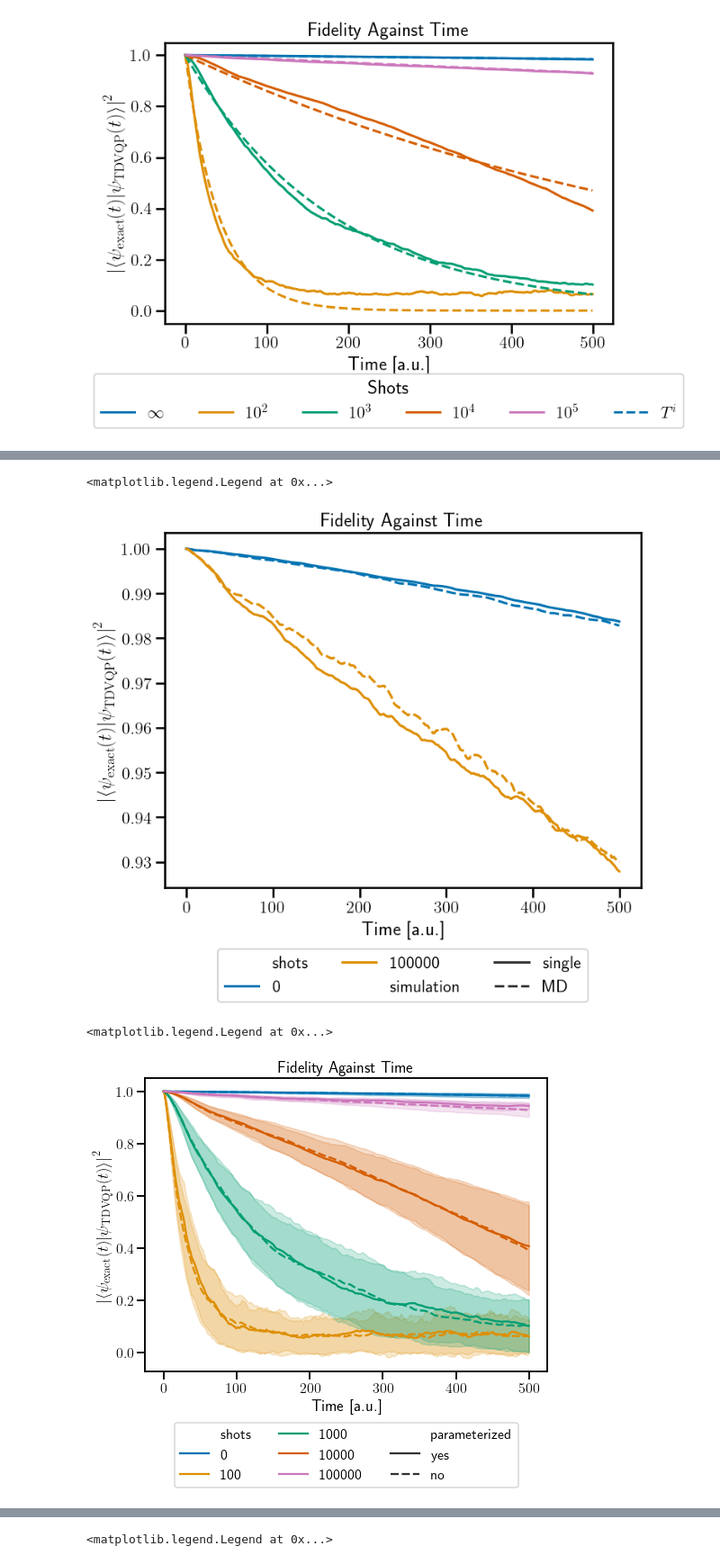
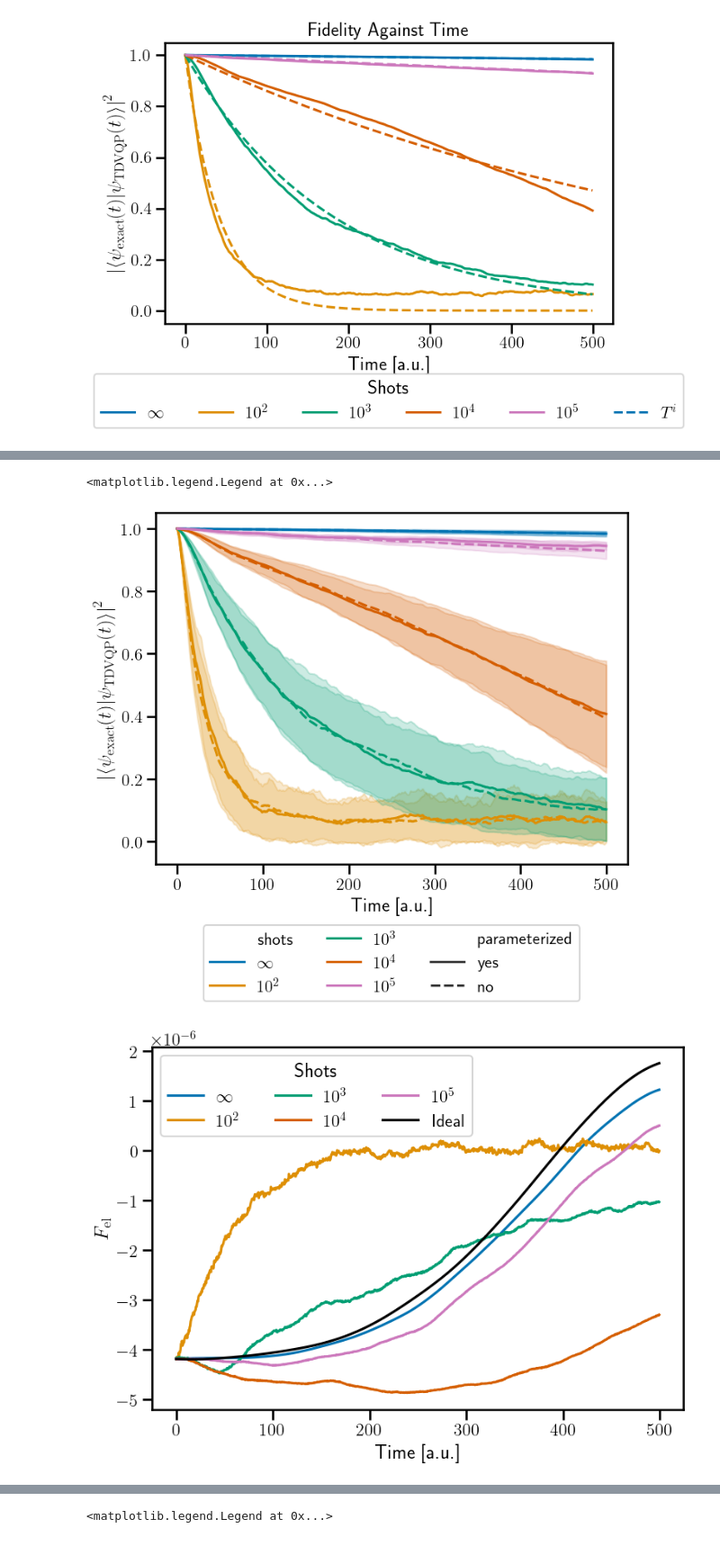
Before and after one commit to danielbultrini/TDVQP_SM, a Jupyter notebook: param_unparam.ipynb, the cells around one changed output, grey strips where cells are left out. Shown at 90% size. Drawn from its saved outputs; the diff is of its cells as text; code cells hidden in the pictures.

Commit message:
more plots

```diff
--- a/param_unparam.ipynb
+++ b/param_unparam.ipynb
@@ -162,7 +162,7 @@ dfs = pd.concat([df1,df2,df3,df4,df5,udf1,udf2,udf3,udf4,udf5,mdf1,mdf2,mdf3,mdf
 dfscoef = pd.concat([df_coef1,df_coef2,df_coef3,df_coef4,df_coef5,udf_coef1,udf_coef2,udf_coef3,udf_coef4,udf_coef5
                      ,mdf_coef1,mdf_coef2,mdf_coef3,mdf_coef4,mdf_coef5])
 # %%
-mpl.rcParams['text.usetex'] = False
+mpl.rcParams['text.usetex'] = True
 from matplotlib import ticker
 formatter = ticker.ScalarFormatter(useMathText=True)
 formatter.set_scientific(True)
@@ -247,28 +262,32 @@ plt.savefig('additional_plots/shots_thresh.pdf')
 # %%
 fig, ax = plt.subplots(nrows=1,figsize=((8, 6)))
 
-sns.lineplot(data=dfs.query('parameterized=="no" & shots==100000|shots==0'), x="times", y="fidelity_to_exact", ci=None, ax=ax, palette="colorblind",hue='shots',style='simulation')
+sns.lineplot(data=dfs, x="times", y="fidelity_to_exact", ci='sd', ax=ax, palette="colorblind",hue='shots',style='parameterized')
 ax.set(ylabel=r'$\left |\langle\psi_\mathrm{exact}(t)|\psi_\mathrm{TDVQP}(t)\rangle\right |^2 $',xlabel= r'Time [a.u.]')
-ax.set_title('Fidelity Against Time')
+# ax.set_title('Fidelity Against Time')
 
 handles, labels = plt.gca().get_legend_handles_labels()
-# plt.yscale('log')
+
 # Create legend
 plt.legend(handles=handles, labels=labels, ncol=3,bbox_to_anchor=(0.5, -0.15), loc='upper center')
 # %% [output]
 <matplotlib.legend.Legend at 0x...>
-[figure, old version]
+[figure, new version]
 # %%
-fig, ax = plt.subplots(nrows=1,figsize=((8, 6)))
+fig, ax = plt.subplots(figsize=((8, 6)))
+# sns.lineplot(data=sdf, x="times", y="QC_forces_el", ax=ax, units="sample", estimator=None, alpha=0.05,label=None)
+# plt.legend('')
+sns.lineplot(data=dfs, x="times", y="QC_forces_el", ci=None, ax=ax, palette="colorblind",hue='shots')
+sns.lineplot(data=df1, x="times", y="exact_forces_el", ci=None, ax=ax,color='black',label='Ideal')
+# handles, labels = ax.get_legend_handles_labels()
+# l = plt.legend([handles[i] for i in [0,1,3]], [labels[i] for i in [0,1,3]])
 
-sns.lineplot(data=dfs, x="times", y="fidelity_to_exact", ci='sd', ax=ax, palette="colorblind",hue='shots',style='parameterized')
-ax.set(ylabel=r'$\left |\langle\psi_\mathrm{exact}(t)|\psi_\mathrm{TDVQP}(t)\rangle\right |^2 $',xlabel= r'Time [a.u.]')
-ax.set_title('Fidelity Against Time')
-
+ax.set(ylabel='$F_\mathrm{el}$',xlabel= r'Time [a.u.]')#,title='Electron Force From Single Initialization')
+# plt.savefig("custom_plots/S_force_long.pdf")
 handles, labels = plt.gca().get_legend_handles_labels()
 
-# Create legend
-plt.legend(handles=handles, labels=labels, ncol=3,bbox_to_anchor=(0.5, -0.15), loc='upper center')
+plt.legend(handles=handles, labels=labels, ncol=3,title='Shots')#,bbox_to_anchor=(0.5, -0.15), loc='upper center')
+plt.tight_layout()
+plt.savefig('additional_plots/force_estimation.pdf')
 # %% [output]
-<matplotlib.legend.Legend at 0x...>
-[figure, old version]
+[figure, new version]
```
Also changed, not shown: parts of 2 cells of this notebook, 1 other file.
